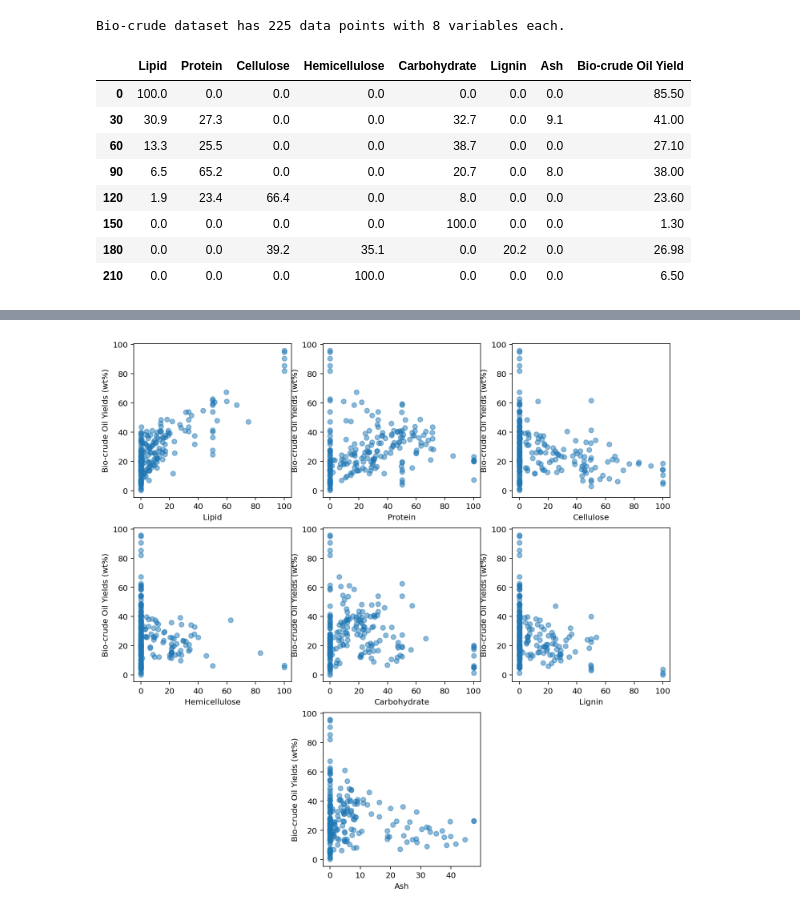
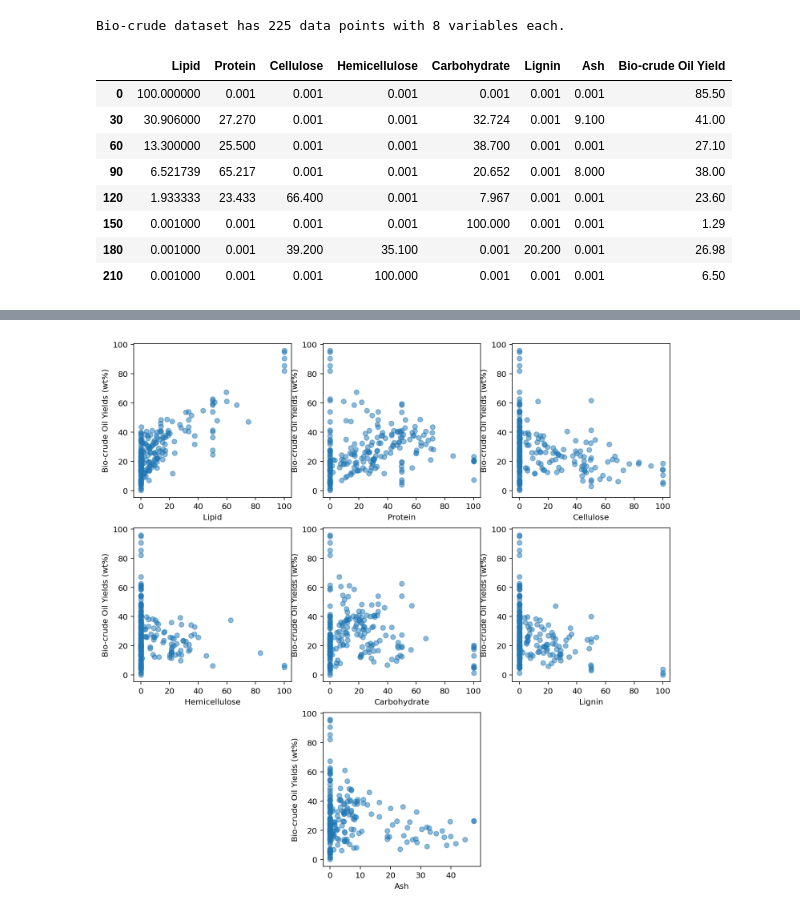
Before and after one commit to 693080593/research, a Jupyter notebook: cHB_Kfold_with_opt_max_depth.ipynb, the cells around one changed output, grey strips where cells are left out. Saved outputs shown, nothing was run; the diff lists cells and outputs as text; code cells hidden in the pictures.

```diff
--- a/cHB_Kfold_with_opt_max_depth.ipynb
+++ b/cHB_Kfold_with_opt_max_depth.ipynb
@@ -3,37 +3,36 @@
 # %%
 # Import libraries necessary for this project
 import numpy as np
 import pandas as pd
-from sklearn.model_selection import ShuffleSplit
 
 # Import supplementary visualizations code visuals.py
 import visuals as vs
 
 
 # Pretty display for notebooks
 %matplotlib inline
 
 # Load the dataset
-data = pd.read_csv('/content/Feed Effect on Biocrude Yield Data ML 080620.csv')
+data = pd.read_csv('/content/Feed Effect on Biocrude Yield Data ML 080920.csv')
 Oil_Yields = data['Bio-crude Oil Yield']
 Features = data.drop('Bio-crude Oil Yield', axis = 1)
 
 # Success
 print ("Bio-crude dataset has {} data points with {} variables each.".format(*data.shape))
 data.shape
 
 data[:240:30]
 # %% [output]
 Bio-crude dataset has 225 data points with 8 variables each.
 |  | Lipid | Protein | Cellulose | Hemicellulose | Carbohydrate | Lignin | Ash | Bio-crude Oil Yield |
-| 0 | 100.0 | 0.0 | 0.0 | 0.0 | 0.0 | 0.0 | 0.0 | 85.50 |
-| 30 | 30.9 | 27.3 | 0.0 | 0.0 | 32.7 | 0.0 | 9.1 | 41.00 |
-| 60 | 13.3 | 25.5 | 0.0 | 0.0 | 38.7 | 0.0 | 0.0 | 27.10 |
-| 90 | 6.5 | 65.2 | 0.0 | 0.0 | 20.7 | 0.0 | 8.0 | 38.00 |
-| 120 | 1.9 | 23.4 | 66.4 | 0.0 | 8.0 | 0.0 | 0.0 | 23.60 |
-| 150 | 0.0 | 0.0 | 0.0 | 0.0 | 100.0 | 0.0 | 0.0 | 1.30 |
-| 180 | 0.0 | 0.0 | 39.2 | 35.1 | 0.0 | 20.2 | 0.0 | 26.98 |
-| 210 | 0.0 | 0.0 | 0.0 | 100.0 | 0.0 | 0.0 | 0.0 | 6.50 |
+| 0 | 100.000000 | 0.001 | 0.001 | 0.001 | 0.001 | 0.001 | 0.001 | 85.50 |
+| 30 | 30.906000 | 27.270 | 0.001 | 0.001 | 32.724 | 0.001 | 9.100 | 41.00 |
+| 60 | 13.300000 | 25.500 | 0.001 | 0.001 | 38.700 | 0.001 | 0.001 | 27.10 |
+| 90 | 6.521739 | 65.217 | 0.001 | 0.001 | 20.652 | 0.001 | 8.000 | 38.00 |
+| 120 | 1.933333 | 23.433 | 66.400 | 0.001 | 7.967 | 0.001 | 0.001 | 23.60 |
+| 150 | 0.001000 | 0.001 | 0.001 | 0.001 | 100.000 | 0.001 | 0.001 | 1.29 |
+| 180 | 0.001000 | 0.001 | 39.200 | 35.100 | 0.001 | 20.200 | 0.001 | 26.98 |
+| 210 | 0.001000 | 0.001 | 0.001 | 100.000 | 0.001 | 0.001 | 0.001 | 6.50 |
 # %%
 # TODO: Minimum price of the data
 minimum_Oil_Yields = np.min(Oil_Yields)
```
Also changed, not shown: parts of 11 cells of this notebook.
